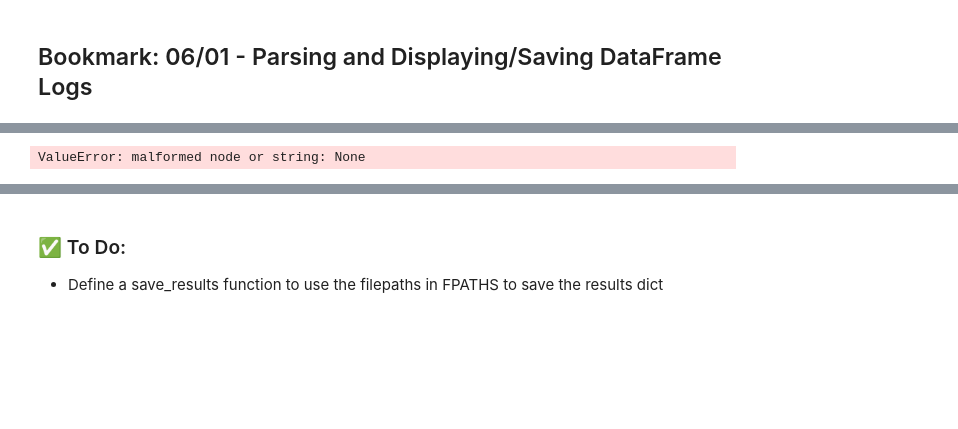
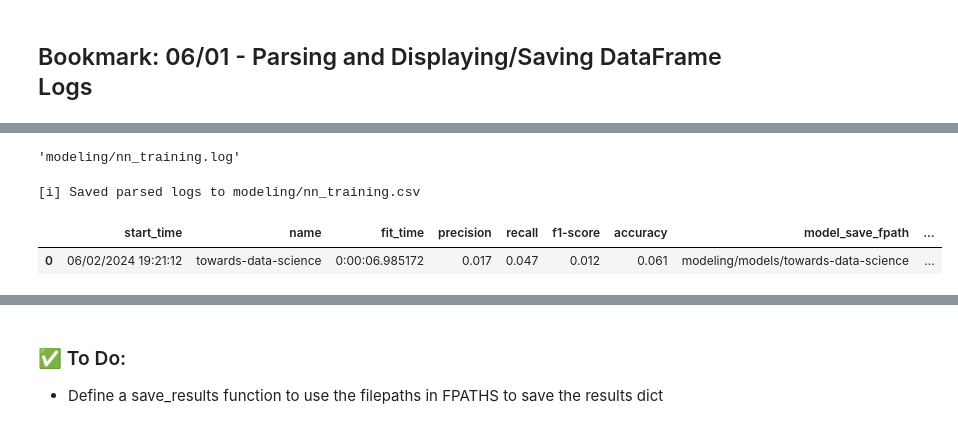
Before and after one commit to jirvingphd/computer-vision-american-sign-language, a Jupyter notebook: 01_ASL-Image-Prep.ipynb, the cells around one changed output, grey strips where cells are left out. Saved outputs shown, nothing was run; the diff lists cells and outputs as text; code cells hidden in the pictures; blank space fills up the shorter version.

```diff
--- a/01_ASL-Image-Prep.ipynb
+++ b/01_ASL-Image-Prep.ipynb
@@ -1210,22 +1167,29 @@ log_lines
 # %%
-def parse_log_file(log_file,sep=';'):
-    import ast
-    import pandas as pd
+# def parse_log_file(log_file,sep=';', keep_only = 'info:root'):##filter_out = ['warning','INFO:tensorflow:asset']):
+#     import ast
+#     import pandas as pd
 
-    with open(log_file, 'r') as file:
-        log_lines= file.readlines()
+#     with open(log_file, 'r') as file:
+#         log_lines= file.readlines()
+
+#     # Remove unwanted lines
+#     split_lines = []
+#     for line in log_lines:
+#         if line.strip().lower().startswith(keep_only):
+
+#             split_lines.append(line.strip().split(sep))
+
+#     logs_df = pd.DataFrame(split_lines[1:], columns=split_lines[0])
+
+#     logs_df = logs_df.fillna("{}")
+#     logs_df['metrics'] = logs_df['metrics'].map(lambda x: ast.literal_eval(x))
+#     metrics_df = pd.json_normalize(logs_df['metrics'])
+#     logs_df = pd.concat([logs_df.drop(columns=['metrics']),metrics_df],axis=1)
 
 
-    split_lines = []
-    for line in log_lines:
-        split_lines.append(line.strip().split(sep))
-        # print(line.strip().split(";"))
+#     if 'model_filepaths' in logs_df.columns:
+#         logs_df['model_filepaths'] = logs_df['model_filepaths'].map(lambda x: ast.literal_eval(x))
+#         fpaths_df = pd.json_normalize(logs_df['model_filepaths'])
+#         logs_df = pd.concat([logs_df.drop(columns='model_filepaths'),fpaths_df],axis=1)
 
-    logs_df = pd.DataFrame(split_lines[1:], columns=split_lines[0])
-
-    logs_df['metrics'] = logs_df['metrics'].map(lambda x: ast.literal_eval(x))
-    metrics_df = pd.json_normalize(logs_df['metrics'])
-    logs_df = pd.concat([logs_df.drop(columns=['metrics']),metrics_df],axis=1)
-
-
-    return logs_df
+#     return logs_df
@@ -1232,5 +1256,11 @@ def parse_log_file(log_file,sep=';'):
+# %%
+FPATHS['modeling']['results_log']
+# %% [output]
+'modeling/nn_training.log'
 # %%
-logs_df = parse_log_file(log_file)
+logs_df = parse_log_file(log_file, clean_result=True, save_csv=True, save_fpath=FPATHS['modeling']['results_log_csv'])
 logs_df
 # %% [output]
-ValueError: malformed node or string: None
+[i] Saved parsed logs to modeling/nn_training.csv
+|  | start_time | name | fit_time | precision | recall | f1-score | accuracy | model_save_fpath | ... |
+| 0 | 06/02/2024 19:21:12 | towards-data-science | 0:00:06.985172 | 0.017 | 0.047 | 0.012 | 0.061 | modeling/models/towards-data-science | ... |
```
Also changed, not shown: parts of 27 cells of this notebook, 12 other files.
